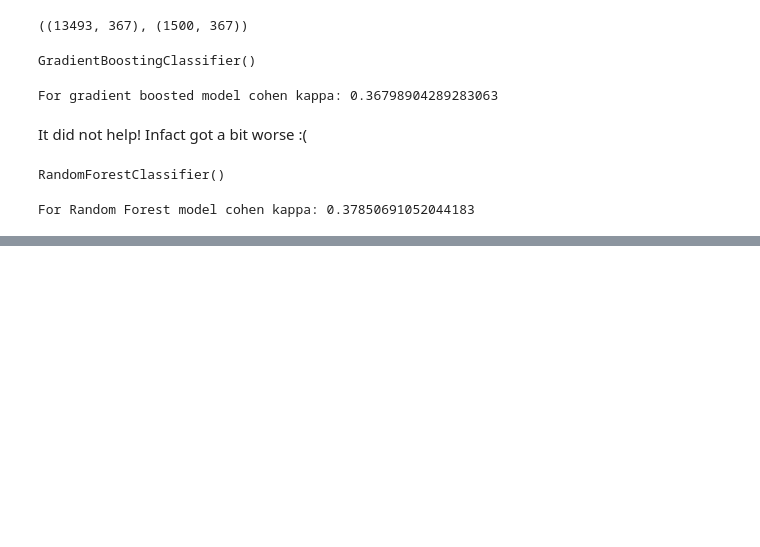
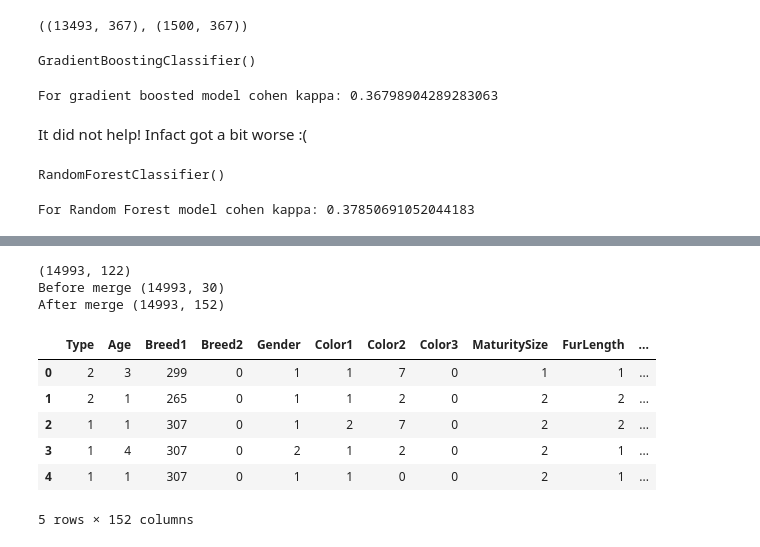
Before and after one commit to ishandahal/prediction_pet_adoption, a Jupyter notebook: text_processing.ipynb, the cells around one changed output, grey strips where cells are left out. Drawn from its saved outputs; the diff is of its cells as text; code cells hidden in the pictures; blank space fills up the shorter version.

```diff
--- a/text_processing.ipynb
+++ b/text_processing.ipynb
@@ -303,0 +336,11 @@ For Random Forest model cohen kappa: 0.37850691052044183
+# %%
+## creating a neural network that taken in a column and returns embeddings for a specified dimension
+
+def embedding_layer(emb_dim, input):
+    """Returns a embedding layer for specified dimensions"""
+    return torch.nn.Embedding(*emb_dim)(input).detach().numpy()
+# %%
+# determining the size of the embedding dimensions
+
+embedding_sizes = [(df_embedding[cols].max() + 1, min(50, (df_embedding[cols].nunique()+1)//2)) for cols in cat_cols]
+embedding_sizes
@@ -303,0 +357,3 @@ For Random Forest model cohen kappa: 0.37850691052044183
+# %%
+# create a list of embeddings for the categorical columns in the dataframe
+list_of_embeddings = [pd.DataFrame(embedding_layer(dimensions, (torch.tensor(df_embedding[cols])))) for cols, dimensions in zip(cat_cols, embedding_sizes)]
@@ -303,0 +373,32 @@ For Random Forest model cohen kappa: 0.37850691052044183
+# %%
+## add the categorical embeddings
+
+# temporary dataframe to hold the dataframe of embeddings
+temp_dataframe = pd.concat(list_of_embeddings, axis=1)
+
+# check the shape
+print(temp_dataframe.shape)
+
+# print shape before merge
+print("Before merge", df_embedding.shape)
+
+# merge dataframes
+df_embedding = pd.concat((df_embedding, temp_dataframe), axis=1)
+
+# print shape after merge
+print("After merge", df_embedding.shape)
+# %% [output]
+(14993, 122)
+Before merge (14993, 30)
+After merge (14993, 152)
+# %%
+## looking at a sample
+df_embedding.head()
+# %% [output]
+|  | Type | Age | Breed1 | Breed2 | Gender | Color1 | Color2 | Color3 | MaturitySize | FurLength | ... |
+| 0 | 2 | 3 | 299 | 0 | 1 | 1 | 7 | 0 | 1 | 1 | ... |
+| 1 | 2 | 1 | 265 | 0 | 1 | 1 | 2 | 0 | 2 | 2 | ... |
+| 2 | 1 | 1 | 307 | 0 | 1 | 2 | 7 | 0 | 2 | 2 | ... |
+| 3 | 1 | 4 | 307 | 0 | 2 | 1 | 2 | 0 | 2 | 1 | ... |
+| 4 | 1 | 1 | 307 | 0 | 1 | 1 | 0 | 0 | 2 | 1 | ... |
+5 rows × 152 columns
```
Also changed, not shown: parts of 17 cells of this notebook.
